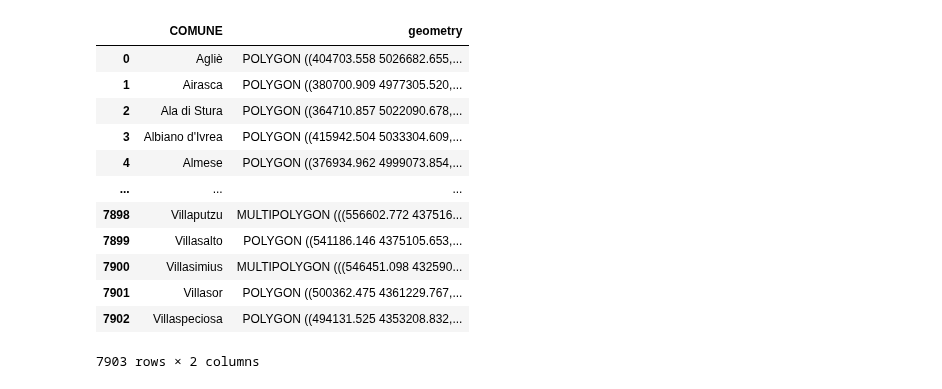
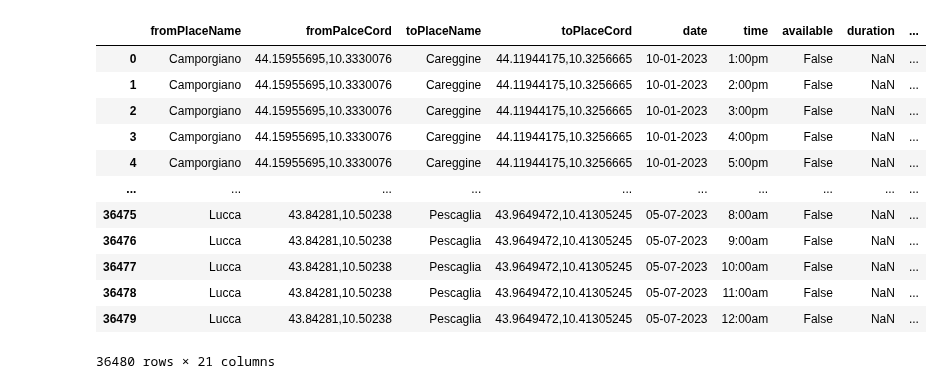
Before and after one commit to bianchi-john/OTPBorghi, a Jupyter notebook: plotter.ipynb, the cells around one changed output. Drawn from its saved outputs; the diff is of its cells as text; code cells hidden in the pictures.

```diff
--- a/plotter.ipynb
+++ b/plotter.ipynb
@@ -7,19 +8,21 @@ from folium.plugins import TimeSliderChoropleth
 # %%
 # Leggo il file di shapes
+comuni_shape = gpd.read_file('shapes/Com01012021_g_WGS84.shp',encoding='utf-8')[['COMUNE','geometry']]
 
-comuni_shape = gpd.read_file('shapes/Com01012021_g_WGS84.shp',encoding='utf-8')[['COMUNE','geometry']]
-comuni_shape
+# E quello dei tempi
+df = pd.read_csv('datasetGenerator/output/routes.csv')
+df
 # %% [output]
-|  | COMUNE | geometry |
-| 0 | Agliè | POLYGON ((404703.558 5026682.655,... |
-| 1 | Airasca | POLYGON ((380700.909 4977305.520,... |
-| 2 | Ala di Stura | POLYGON ((364710.857 5022090.678,... |
-| 3 | Albiano d'Ivrea | POLYGON ((415942.504 5033304.609,... |
-| 4 | Almese | POLYGON ((376934.962 4999073.854,... |
-| ... | ... | ... |
-| 7898 | Villaputzu | MULTIPOLYGON (((556602.772 437516... |
-| 7899 | Villasalto | POLYGON ((541186.146 4375105.653,... |
-| 7900 | Villasimius | MULTIPOLYGON (((546451.098 432590... |
-| 7901 | Villasor | POLYGON ((500362.475 4361229.767,... |
-| 7902 | Villaspeciosa | POLYGON ((494131.525 4353208.832,... |
+|  | fromPlaceName | fromPalceCord | toPlaceName | toPlaceCord | date | time | available | duration | ... |
+| 0 | Camporgiano | 44.15955695,10.3330076 | Careggine | 44.11944175,10.3256665 | 10-01-2023 | 1:00pm | False | NaN | ... |
+| 1 | Camporgiano | 44.15955695,10.3330076 | Careggine | 44.11944175,10.3256665 | 10-01-2023 | 2:00pm | False | NaN | ... |
+| 2 | Camporgiano | 44.15955695,10.3330076 | Careggine | 44.11944175,10.3256665 | 10-01-2023 | 3:00pm | False | NaN | ... |
+| 3 | Camporgiano | 44.15955695,10.3330076 | Careggine | 44.11944175,10.3256665 | 10-01-2023 | 4:00pm | False | NaN | ... |
+| 4 | Camporgiano | 44.15955695,10.3330076 | Careggine | 44.11944175,10.3256665 | 10-01-2023 | 5:00pm | False | NaN | ... |
+| ... | ... | ... | ... | ... | ... | ... | ... | ... | ... |
+| 36475 | Lucca | 43.84281,10.50238 | Pescaglia | 43.9649472,10.41305245 | 05-07-2023 | 8:00am | False | NaN | ... |
+| 36476 | Lucca | 43.84281,10.50238 | Pescaglia | 43.9649472,10.41305245 | 05-07-2023 | 9:00am | False | NaN | ... |
+| 36477 | Lucca | 43.84281,10.50238 | Pescaglia | 43.9649472,10.41305245 | 05-07-2023 | 10:00am | False | NaN | ... |
+| 36478 | Lucca | 43.84281,10.50238 | Pescaglia | 43.9649472,10.41305245 | 05-07-2023 | 11:00am | False | NaN | ... |
+| 36479 | Lucca | 43.84281,10.50238 | Pescaglia | 43.9649472,10.41305245 | 05-07-2023 | 12:00am | False | NaN | ... |
-7903 rows × 2 columns
+36480 rows × 21 columns
```
Also changed, not shown: parts of 5 cells of this notebook, 1 other file.
